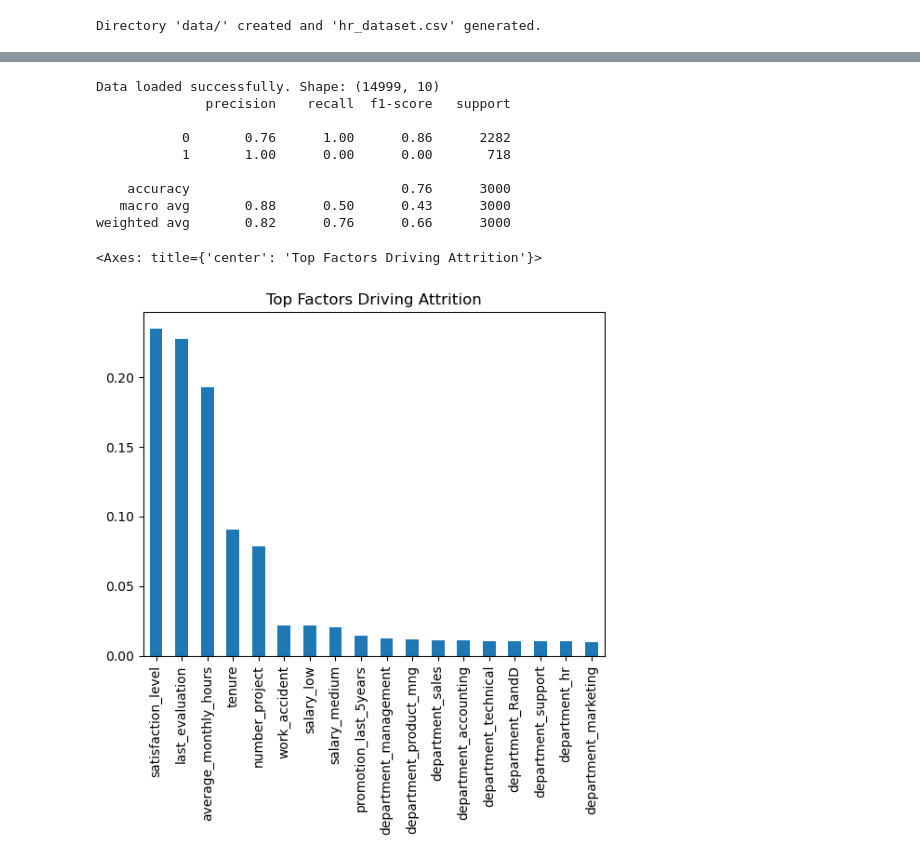
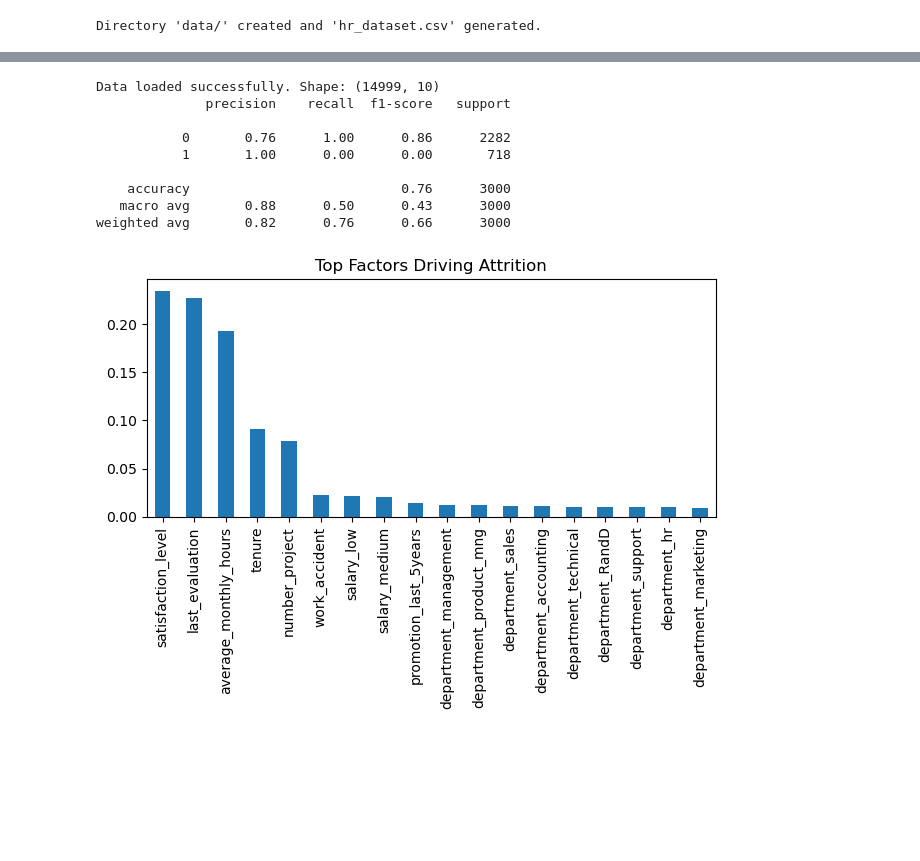
Before and after one commit to Tanzil-Ali-Rizvi/Salifort-Motors-Employee-Retention---Advance-DA-Project, a Jupyter notebook: notebooks/Salifort_Motors_Employee_Retention.ipynb, the cells around one changed output, grey strips where cells are left out. Drawn from its saved outputs; the diff is of its cells as text; code cells hidden in the pictures; blank space fills up the shorter version.

```diff
--- a/notebooks/Salifort_Motors_Employee_Retention.ipynb
+++ b/notebooks/Salifort_Motors_Employee_Retention.ipynb
@@ -74,32 +76,33 @@ df_encoded = pd.get_dummies(df, columns=['salary', 'department'], drop_first=Tru
 
 df_encoded = pd.get_dummies(df, columns=['salary', 'department'], drop_first=True)
 
 X = df_encoded.drop('left', axis=1)
 y = df_encoded['left']
 
 print("Data loaded successfully. Shape:", df.shape)
 
 X_train, X_test, y_train, y_test = train_test_split(X, y, test_size=0.2, stratify=y, random_state=42)
 
 # Building and Evaluating Random Forest
 rf = RandomForestClassifier(max_depth=10, random_state=42)
 rf.fit(X_train, y_train)
 
 y_pred = rf.predict(X_test)
 print(classification_report(y_test, y_pred))
 
 # Plotting Feature Importance
 importances = pd.Series(rf.feature_importances_, index=X_train.columns).sort_values(ascending=False)
 importances.plot.bar(title='Top Factors Driving Attrition')
+plt.tight_layout()
+plt.savefig('Top_Factors_Driving_Attrition.png')
 # %% [output]
 Data loaded successfully. Shape: (14999, 10)
               precision    recall  f1-score   support
 
            0       0.76      1.00      0.86      2282
            1       1.00      0.00      0.00       718
 
     accuracy                           0.76      3000
    macro avg       0.88      0.50      0.43      3000
 weighted avg       0.82      0.76      0.66      3000
-<Axes: title={'center': 'Top Factors Driving Attrition'}>
-[figure, old version]
+[figure, new version]
```
Also changed, not shown: parts of 2 cells of this notebook.
